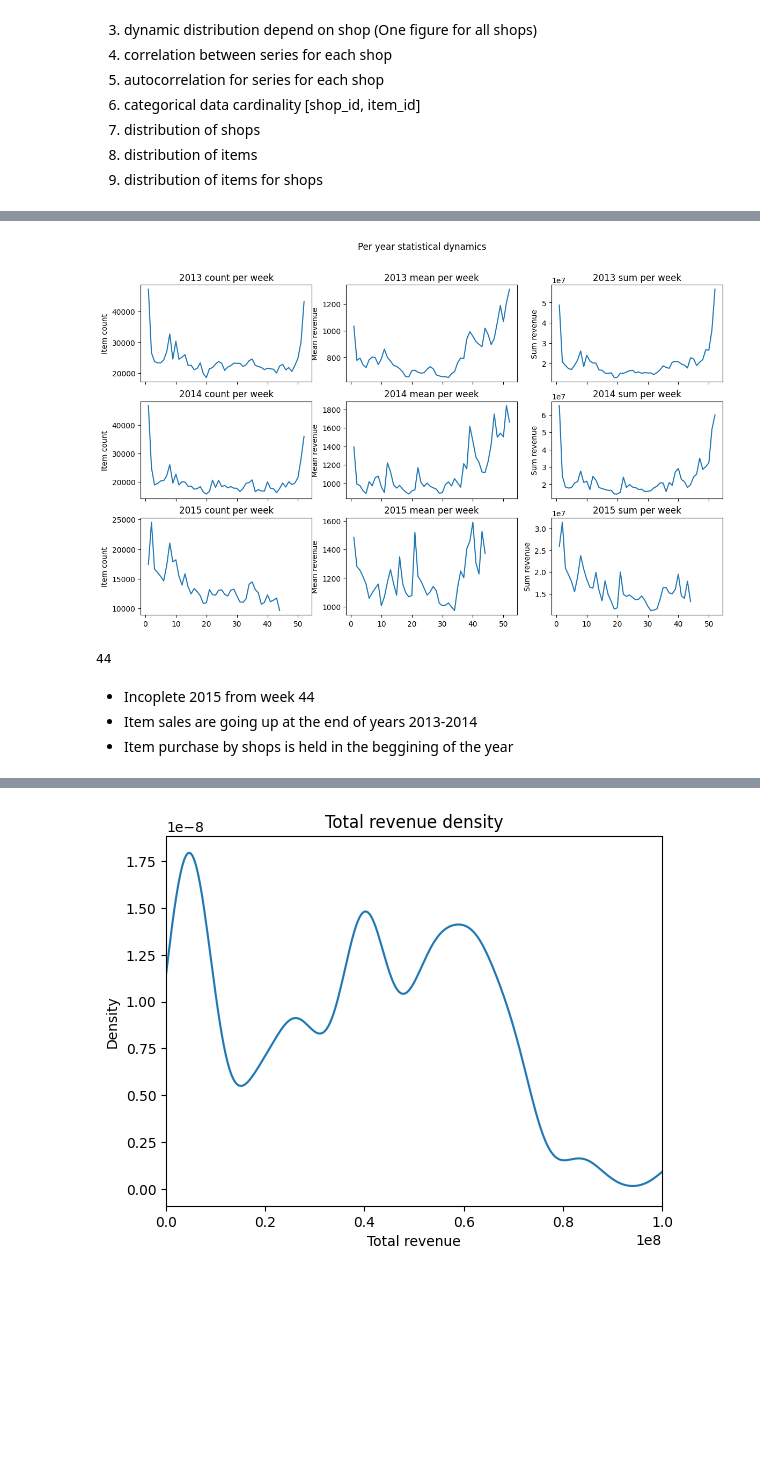
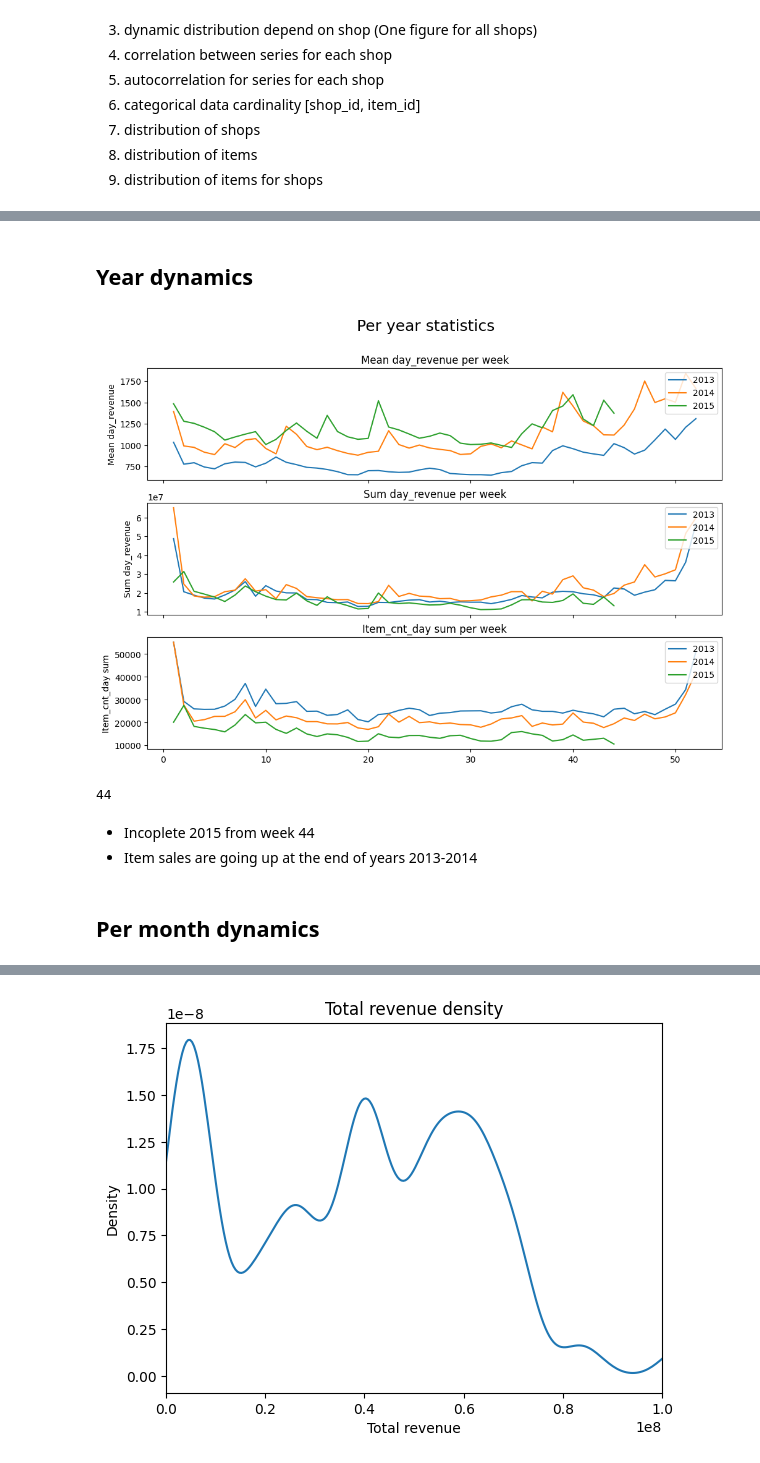
Before and after one commit to Aleksandra-Barysheva/ds_practice, a Jupyter notebook: notebooks/EDA.ipynb, the cells around one changed output, grey strips where cells are left out. Saved outputs shown, nothing was run; the diff lists cells and outputs as text; code cells hidden in the pictures; blank space fills up the shorter version.

Commit message:
DS-1.2 EDA
	Changes:
	- added year and months dynamics plots
	- added shops revenue plots and city revenue plots
	- added item categories and item price plots

```diff
--- a/notebooks/EDA.ipynb
+++ b/notebooks/EDA.ipynb
@@ -84,10 +79,16 @@ import seaborn as sns
+# %%
+item_cats = full_relations['item_category_name'].str.split("-").str[0]
 # %%
 full_relations["date"] = pd.to_datetime(full_relations["date"], format="%d.%m.%Y")
 full_relations["year"] = full_relations["date"].dt.year
+full_relations["month"] = full_relations["date"].dt.month
+full_relations["day_of_month"] = full_relations["date"].dt.day
 full_relations["week_of_year"] = full_relations["date"].dt.isocalendar().week
-# full_relations.drop(["item_name", "item_category_name", "shop_name"], axis=1, inplace=True)
+
 full_relations["day_revenue"] = full_relations["item_price"]*full_relations["item_cnt_day"]
-full_relations
+full_relations["shop_city"] = city_names
+full_relations["gen_item_category"] = item_cats
+full_relations.head(3)
 # %% [output]
 |  | date | date_block_num | shop_id | item_id | item_price | item_cnt_day | item_name | item_category_id | ... |
 | 0 | 2013-01-02 | 0 | 59 | 22154 | 999.00 | 1.0 | ЯВЛЕНИЕ 2012 (BD) | 37 | ... |
@@ -105,28 +97,33 @@ full_relations
+# %% [markdown]
+## Year dynamics
 # %%
-week_revenue_sum = pd.DataFrame(full_relations.groupby(["year", "week_of_year"])["day_revenue"].sum())
+week_revenue_sum_1 = pd.DataFrame(full_relations.groupby(["year", "week_of_year"])["day_revenue"].sum())
 week_revenue_mean = pd.DataFrame(full_relations.groupby(["year", "week_of_year"])["day_revenue"].mean())
-week_revenue_count = pd.DataFrame(full_relations.groupby(["year", "week_of_year"])["item_id"].count())
-week_revenue_stats = {"sum": week_revenue_sum,
-       "mean": week_revenue_mean,
-       "count": week_revenue_count
-        }
+week_item_cnt_sum_2 = pd.DataFrame(full_relations.groupby(["year", "week_of_year"])["item_cnt_day"].sum())
+week_stats = {"sum_1": week_revenue_sum_1,
+              "mean": week_revenue_mean,
+              "sum_2": week_item_cnt_sum_2
+              }
 # %%
 def plot_week_revenue_stats(dfs):
     years = [2013, 2014, 2015]
-    fig , axs = plt.subplots(3, 3, figsize=(14, 8), sharex=True)
-    fig.suptitle("Per year statistical dynamics")
     keys = sorted(dfs.keys())
-    labels = ["Item count", "Mean revenue", "Sum revenue"]
-    for i in range(len(years)):
-        for j in range(len(keys)):
-            axs[i, j].set(ylabel=labels[j])
+    labels = ["Mean day_revenue", "Sum day_revenue", "Item_cnt_day sum"]
+
+    fig, axs = plt.subplots(3, 1, figsize=(12, 8), sharex=True)
+    fig.suptitle("Per year statistics", size=18)
+    for j in range(len(keys)):
+        for i in range(len(years)):
             table = dfs[keys[j]].loc[years[i]]
-            axs[i, j].plot(table)
-            axs[i, j].set_title(f'{years[i]} {keys[j]} per week')
+
+            axs[j].plot(table, label=str(years[i]))
+            axs[j].legend(loc='upper right')
+        axs[j].set(ylabel=labels[j])
+        axs[j].set_title(f'{labels[j]} per week')
 # %%
-plot_week_revenue_stats(week_revenue_stats)
+plot_week_revenue_stats(week_stats)
 # %% [output]
-[figure, old version]
+[figure, new version]
 # %%
 # Last week for 2015
 max(pd.DataFrame(full_relations.groupby(["year", "week_of_year"])["item_id"].sum()).loc[2015].index)
@@ -135,4 +132,5 @@ max(pd.DataFrame(full_relations.groupby(["year", "week_of_year"])["item_id"].sum
 # %% [markdown]
 * Incoplete 2015 from week 44
 * Item sales are going up at the end of years 2013-2014
-* Item purchase by shops is held in the beggining of the year
+# %% [markdown]
+## Per month dynamics
```
Also changed, not shown: parts of 45 cells of this notebook.
